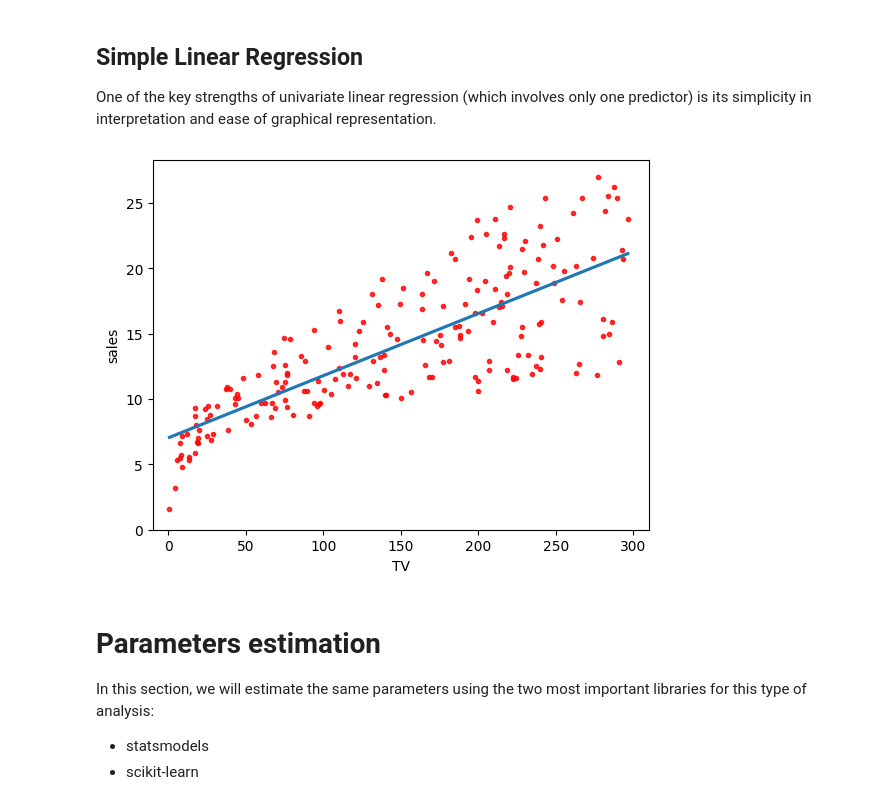
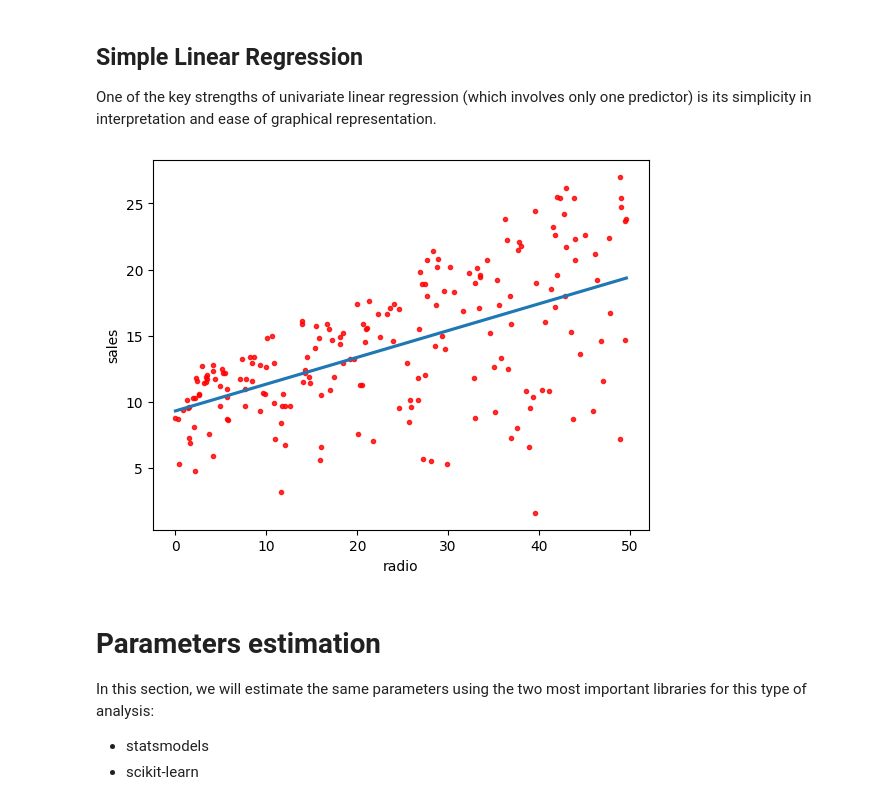
Before and after one commit to vincenzorrei/EDU-LinearRegression, a Jupyter notebook: main.ipynb, the cells around one changed output. Drawn from its saved outputs; the diff is of its cells as text; code cells hidden in the pictures.

Commit message:
plots for radio (not TV)

```diff
--- a/main.ipynb
+++ b/main.ipynb
@@ -95,11 +95,12 @@ memory usage: 28.0+ KB
 ## Simple Linear Regression
  One of the key strengths of univariate linear regression (which involves only one predictor) is its simplicity in interpretation and ease of graphical representation.
 # %%
-sns.regplot(x=advertising.TV, y=advertising.sales, order=1, ci=None, scatter_kws={'color':'r', 's':9})
-plt.xlim(-10,310)
-plt.ylim(ymin=0);
+sns.regplot(x=advertising.radio, y=advertising.sales, order=1, ci=None, scatter_kws={'color':'r', 's':9})
+# plt.xlim(-10,310)
+# plt.ylim(ymin=0)
+plt.show()
 # %% [output]
-[figure, old version]
+[figure, new version]
 # %% [markdown]
 # Parameters estimation
 In this section, we will estimate the same parameters using the two most important libraries for this type of analysis:
```
Also changed, not shown: parts of 11 cells of this notebook.
